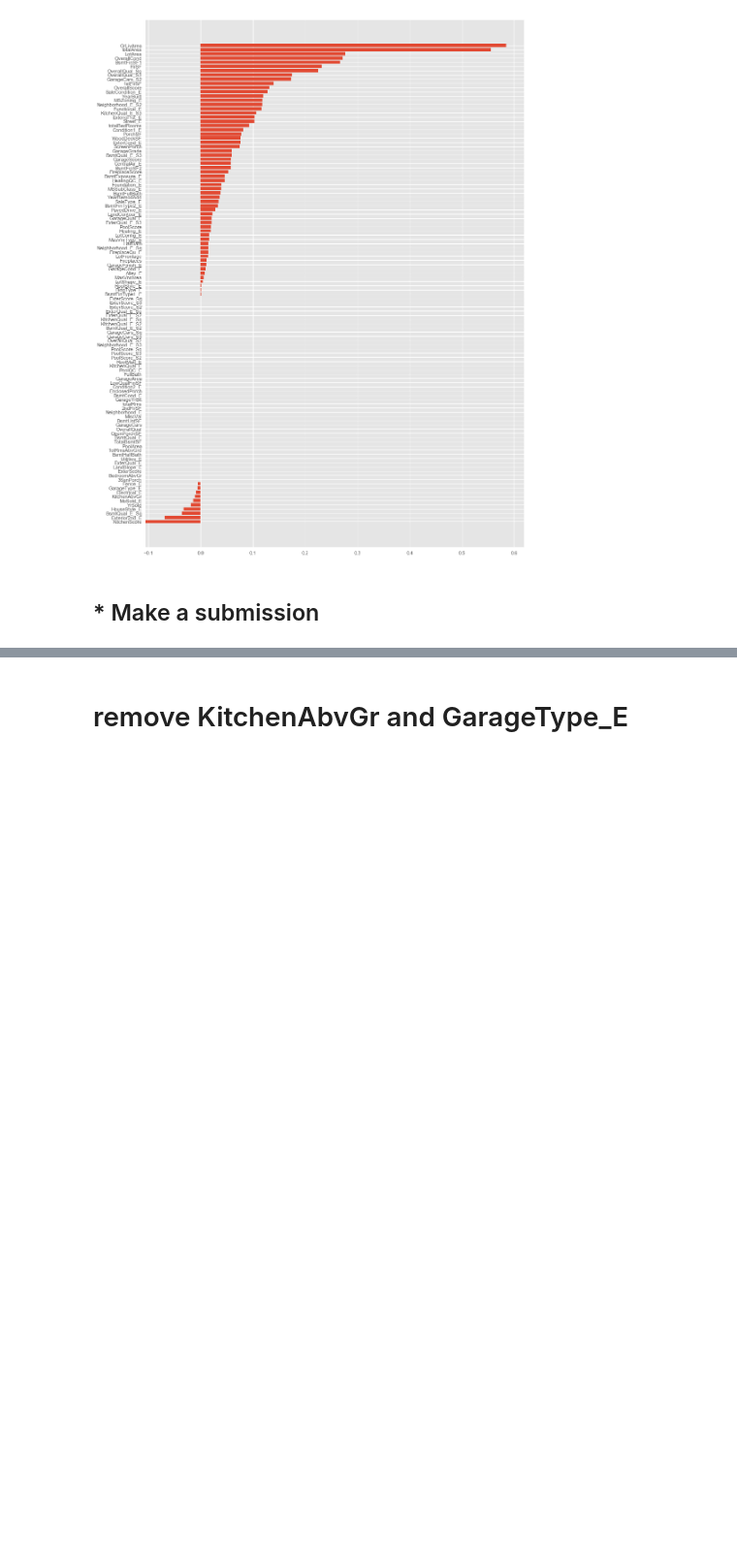
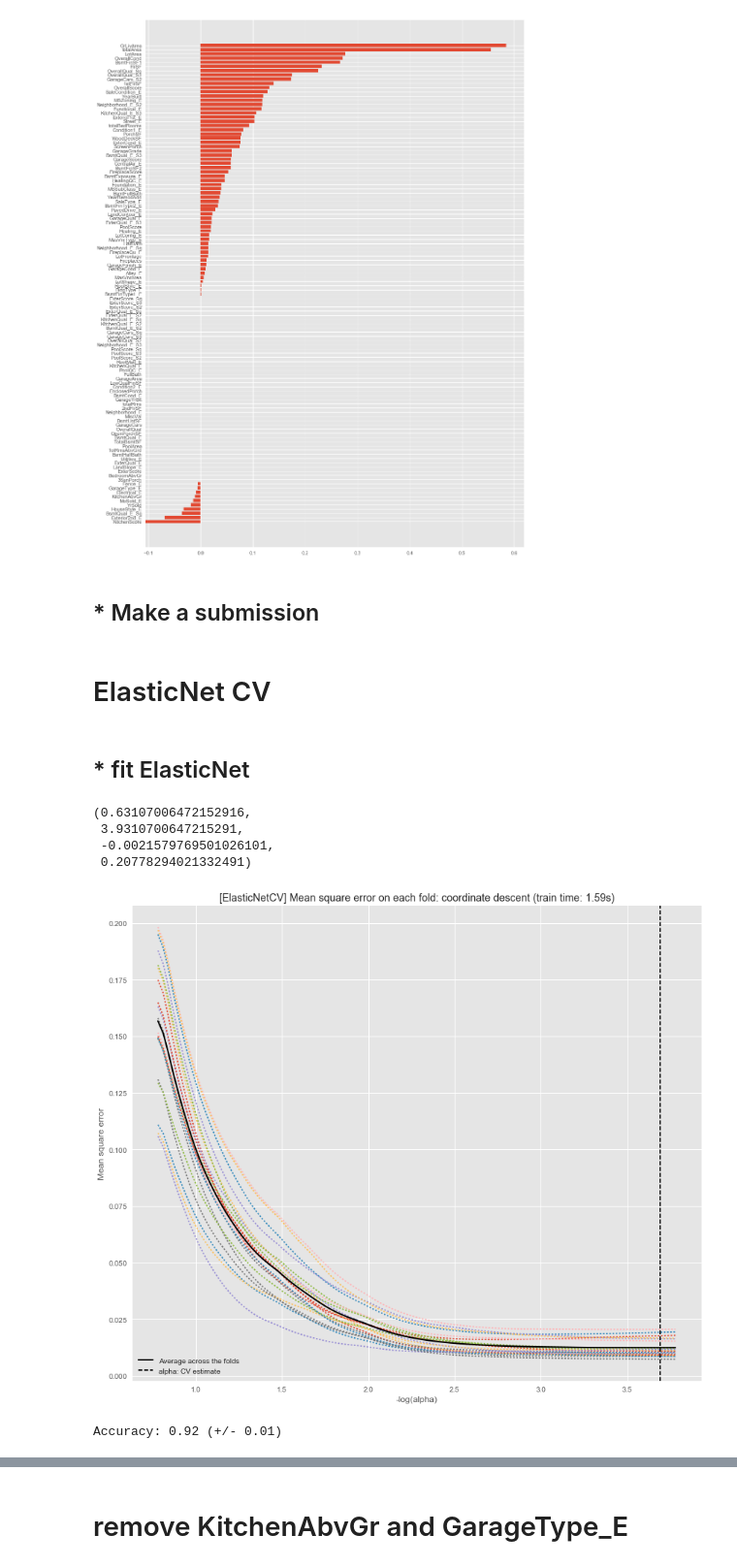
Before and after one commit to dolremi/Housing_Price, a Jupyter notebook: notebook/Linear model NoSelection.ipynb, the cells around one changed output, grey strips where cells are left out. Shown at 97% size. Cells and saved outputs as stored; diff of their text form; code cells hidden in the pictures; blank space fills up the shorter version.

```diff
--- a/notebook/Linear model NoSelection.ipynb
+++ b/notebook/Linear model NoSelection.ipynb
@@ -191,2 +194,52 @@ p = np.expm1(mridgecv.predict(X_test))
 solution = pd.DataFrame({"id":test.Id, "SalePrice":p}, columns=['id', 'SalePrice'])
 solution.to_csv("../data/submission/test-3-20-lassocv.csv", index = False)
+# %% [markdown]
+# ElasticNet CV
+# %% [markdown]
+## * fit ElasticNet
+# %%
+# use parameter pool
+#alpha_values = np.arange(1.0,2.0,0.01)
+#print(alpha_values)
+
+# construct Ridge
+mENcv =  ElasticNetCV(cv=20)
+
+# fit
+t1 = time.time()
+mENcv.fit(X_train,y)
+t_EN_cv = time.time() - t1
+
+# Display results
+m_log_alphas = -np.log10(mENcv.alphas_)
+
+plt.figure(figsize=(14, 12))
+#ymin, ymax = 2300, 3800
+plt.plot(m_log_alphas, mENcv.mse_path_, ':')
+plt.plot(m_log_alphas, mENcv.mse_path_.mean(axis=-1), 'k',
+         label='Average across the folds', linewidth=2)
+plt.axvline(-np.log10(mENcv.alpha_), linestyle='--', color='k',
+            label='alpha: CV estimate')
+
+plt.legend()
+
+plt.xlabel('-log(alpha)')
+plt.ylabel('Mean square error')
+plt.title('[ElasticNetCV] Mean square error on each fold: coordinate descent '
+          '(train time: %.2fs)' % t_EN_cv)
+plt.axis('tight')
+#plt.ylim(ymin, ymax)
+# %% [output]
+(0.63107006472152916,
+ 3.9310700647215291,
+ -0.0021579769501026101,
+ 0.20778294021332491)
+[figure, added]
+# %%
+# get R^2 score
+#r2_score_lasso = r2_score(y_test, y_pred_mlasso)
+score_mENcv = cross_val_score(mENcv, X_train, y, cv=5,scoring='r2')
+print("Accuracy: %0.2f (+/- %0.2f)" % (score_mENcv.mean(),
+                                       score_mENcv.std() * 2))
+# %% [output]
+Accuracy: 0.92 (+/- 0.01)
```
Also changed, not shown: parts of 21 cells of this notebook, 1 other file.
